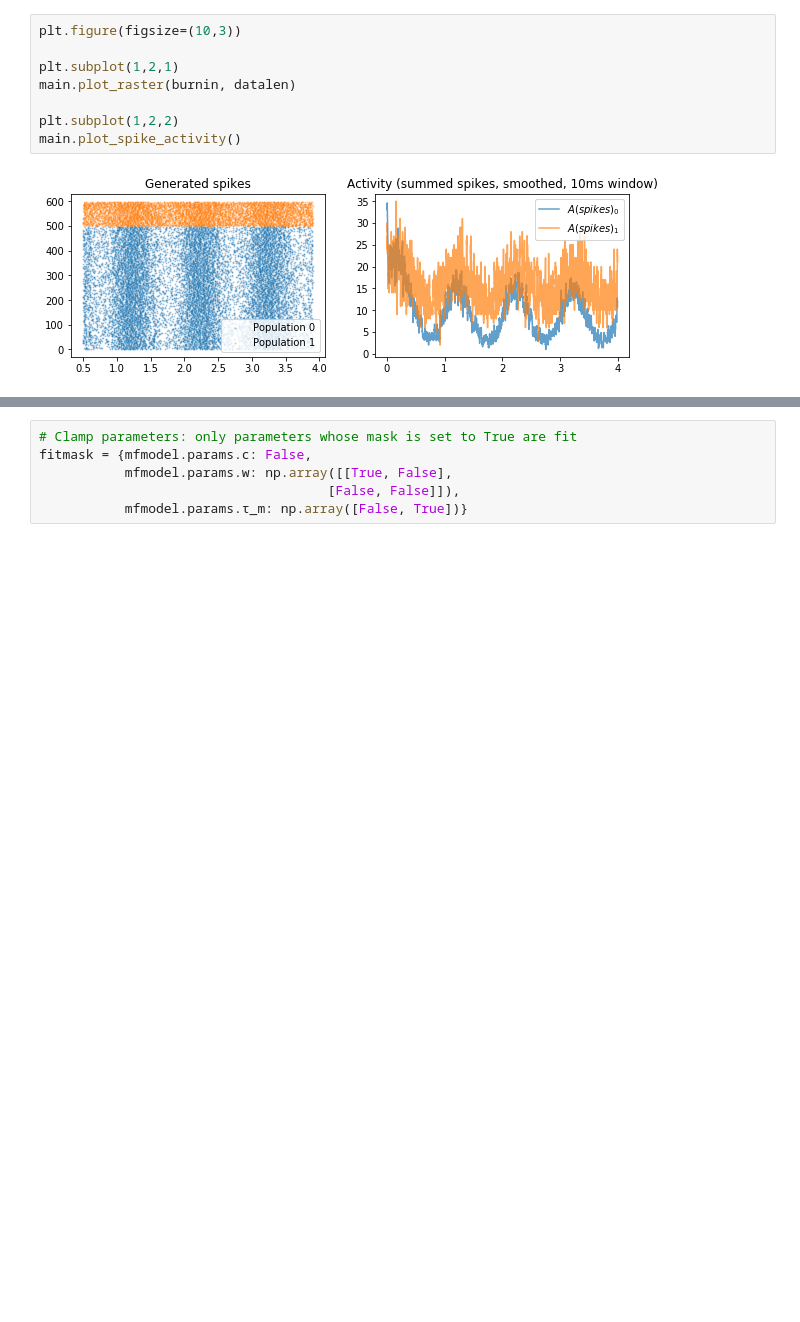
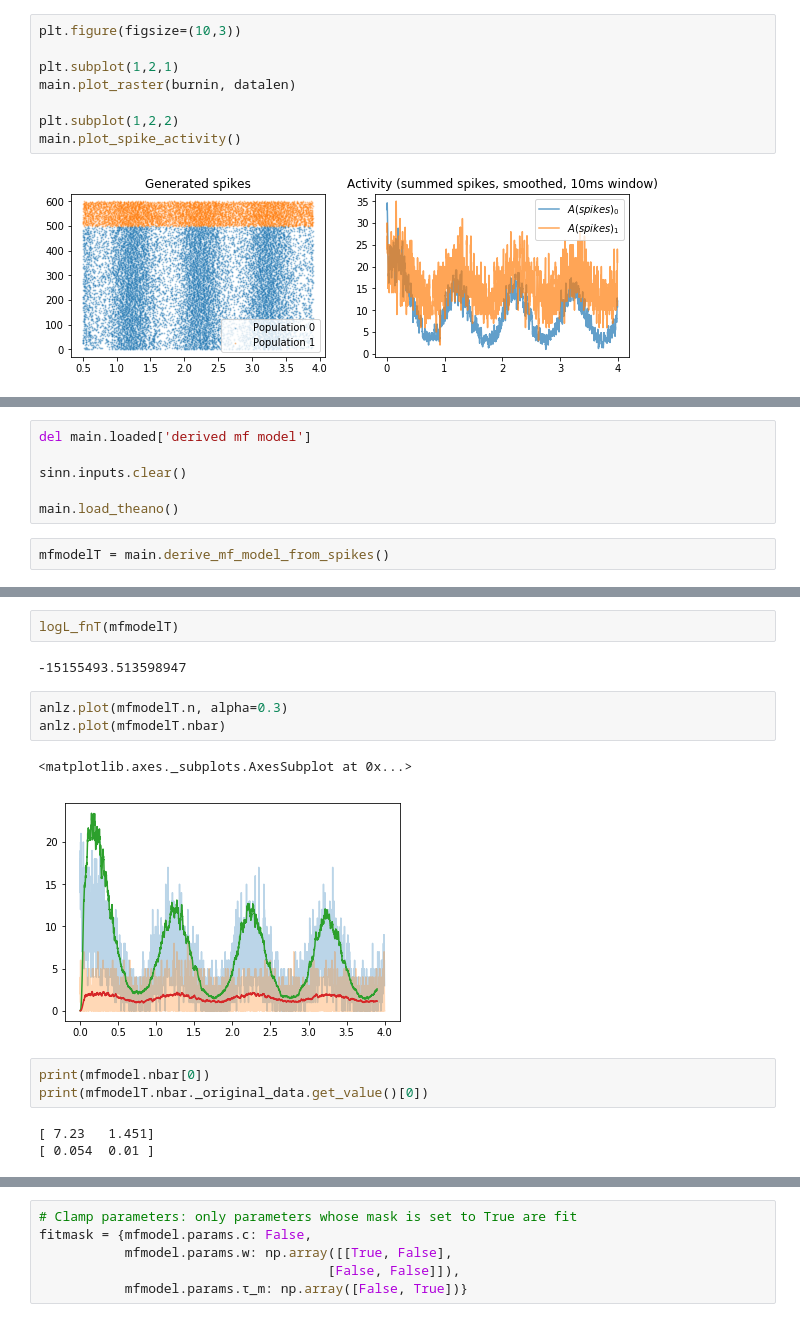
Before and after one commit to mackelab/mesoGIF, a Jupyter notebook: Finite-size GIF.ipynb, the cells around one changed output, grey strips where cells are left out. Saved outputs shown, nothing was run; the diff lists cells and outputs as text; blank space fills up the shorter version.

```diff
--- a/Finite-size GIF.ipynb
+++ b/Finite-size GIF.ipynb
@@ -95,0 +101,8 @@ mfmodel = main.derive_mf_model_from_spikes()
+# %%
+del main.loaded['derived mf model']
+
+sinn.inputs.clear()
+
+main.load_theano()
+# %%
+mfmodelT = main.derive_mf_model_from_spikes()
@@ -95,0 +152,16 @@ mfmodel = main.derive_mf_model_from_spikes()
+# %%
+logL_fnT(mfmodelT)
+# %% [output]
+-15155493.513598947
+# %%
+anlz.plot(mfmodelT.n, alpha=0.3)
+anlz.plot(mfmodelT.nbar)
+# %% [output]
+<matplotlib.axes._subplots.AxesSubplot at 0x...>
+[figure, added]
+# %%
+print(mfmodel.nbar[0])
+print(mfmodelT.nbar._original_data.get_value()[0])
+# %% [output]
+[ 7.23   1.451]
+[ 0.054  0.01 ]
```
Also changed, not shown: parts of 11 cells of this notebook, 2 other files.
